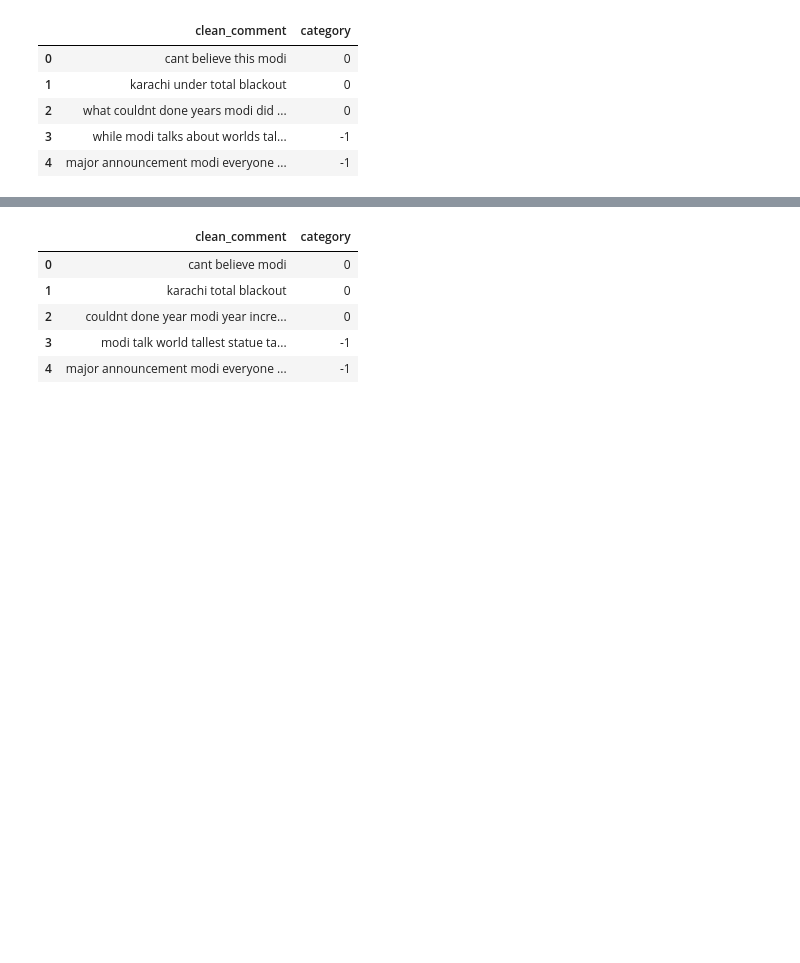
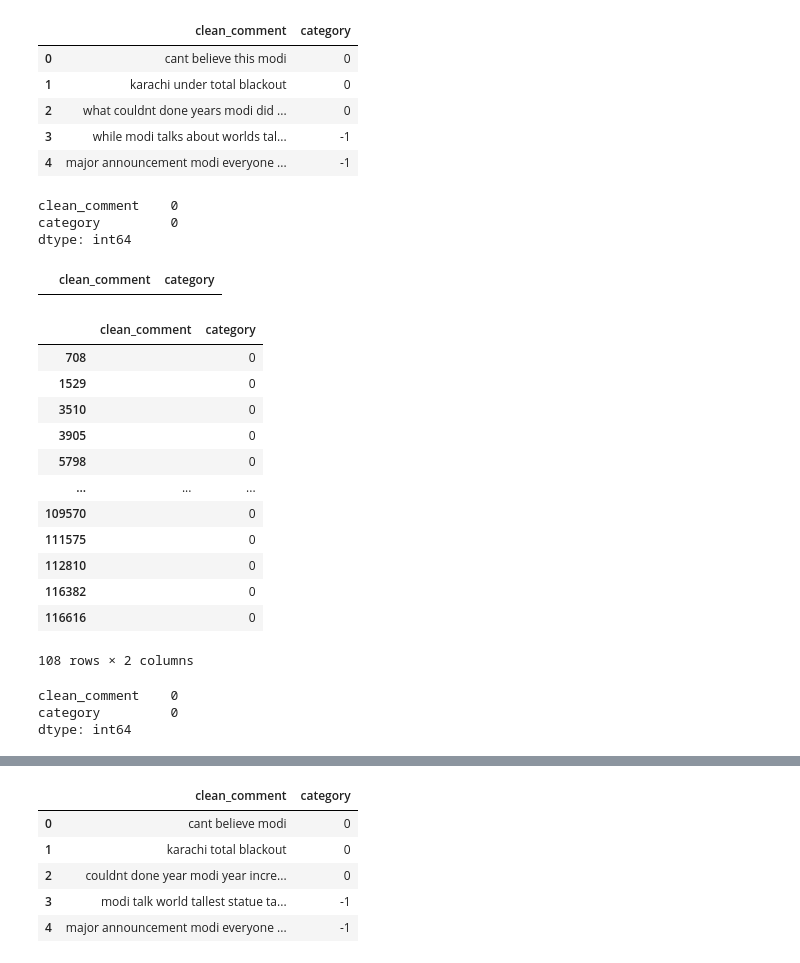
Before and after one commit to Anmol25/youtube-sentiment-analysis, a Jupyter notebook: notebooks/baseline-model-new-data.ipynb, the cells around one changed output, grey strips where cells are left out. Saved outputs shown, nothing was run; the diff lists cells and outputs as text; code cells hidden in the pictures; blank space fills up the shorter version.

```diff
--- a/notebooks/baseline-model-new-data.ipynb
+++ b/notebooks/baseline-model-new-data.ipynb
@@ -25,8 +25,40 @@ df.head()
 df.dropna(inplace=True)
 # %%
 df.drop_duplicates(inplace=True)
+# %%
+df.isna().sum()
+# %% [output]
+clean_comment    0
+category         0
+dtype: int64
+# %%
+df[df['clean_comment'].str.strip() == '']
+# %% [output]
+|  | clean_comment | category |
+# %%
+df[df['clean_comment'].str.strip() == '']
+# %% [output]
+|  | clean_comment | category |
+| 708 |  | 0 |
+| 1529 |  | 0 |
+| 3510 |  | 0 |
+| 3905 |  | 0 |
+| 5798 |  | 0 |
+| ... | ... | ... |
+| 109570 |  | 0 |
+| 111575 |  | 0 |
+| 112810 |  | 0 |
+| 116382 |  | 0 |
+| 116616 |  | 0 |
+108 rows × 2 columns
 # %%
 df = df[~(df['clean_comment'].str.strip() == '')]
+# %%
+df.isna().sum()
+# %% [output]
+clean_comment    0
+category         0
+dtype: int64
 # %%
 import re
 import nltk
```
Also changed, not shown: parts of 10 cells of this notebook, 1 other file.
